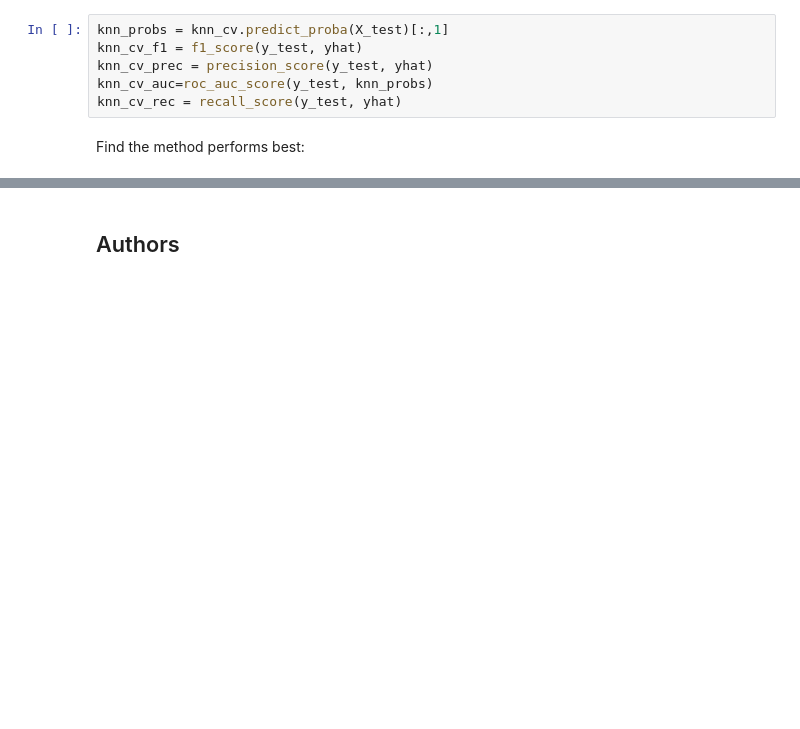
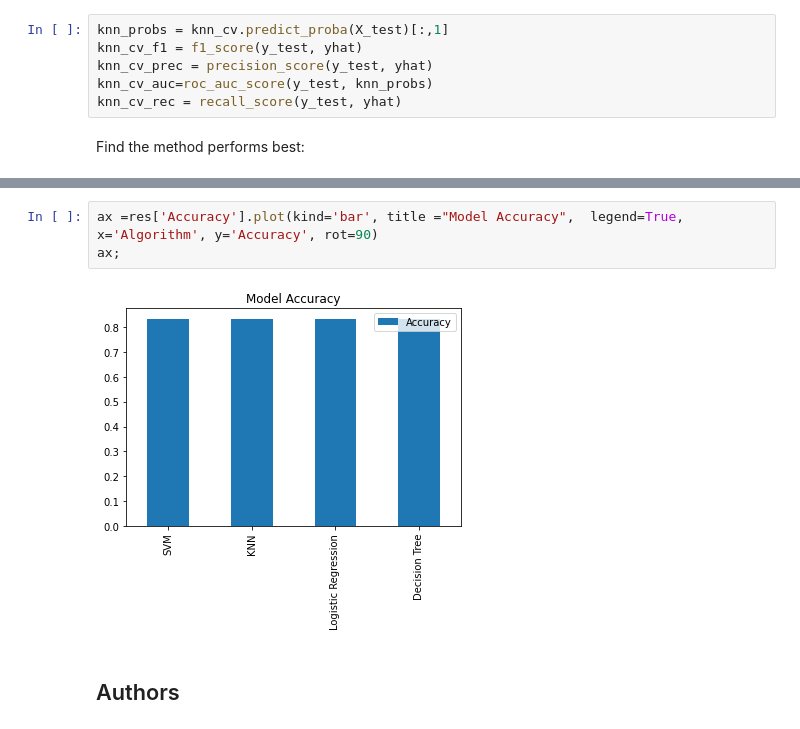
Before and after one commit to rlankelahotmail/IBMWatson, a Jupyter notebook: SpaceX_Machine Learning Classification Prediction.ipynb, the cells around one changed output, grey strips where cells are left out. Cells and saved outputs as stored; diff of their text form; blank space fills up the shorter version.

```diff
--- a/SpaceX_Machine Learning Classification Prediction.ipynb
+++ b/SpaceX_Machine Learning Classification Prediction.ipynb
@@ -408,3 +408,8 @@ res.round(3)
+# %%
+ax =res['Accuracy'].plot(kind='bar', title ="Model Accuracy",  legend=True, x='Algorithm', y='Accuracy', rot=90)
+ax;
+# %% [output]
+[figure, added]
 # %% [markdown]
 ## Authors
 # %% [markdown]
```
Also changed, not shown: parts of 1 cell of this notebook.
